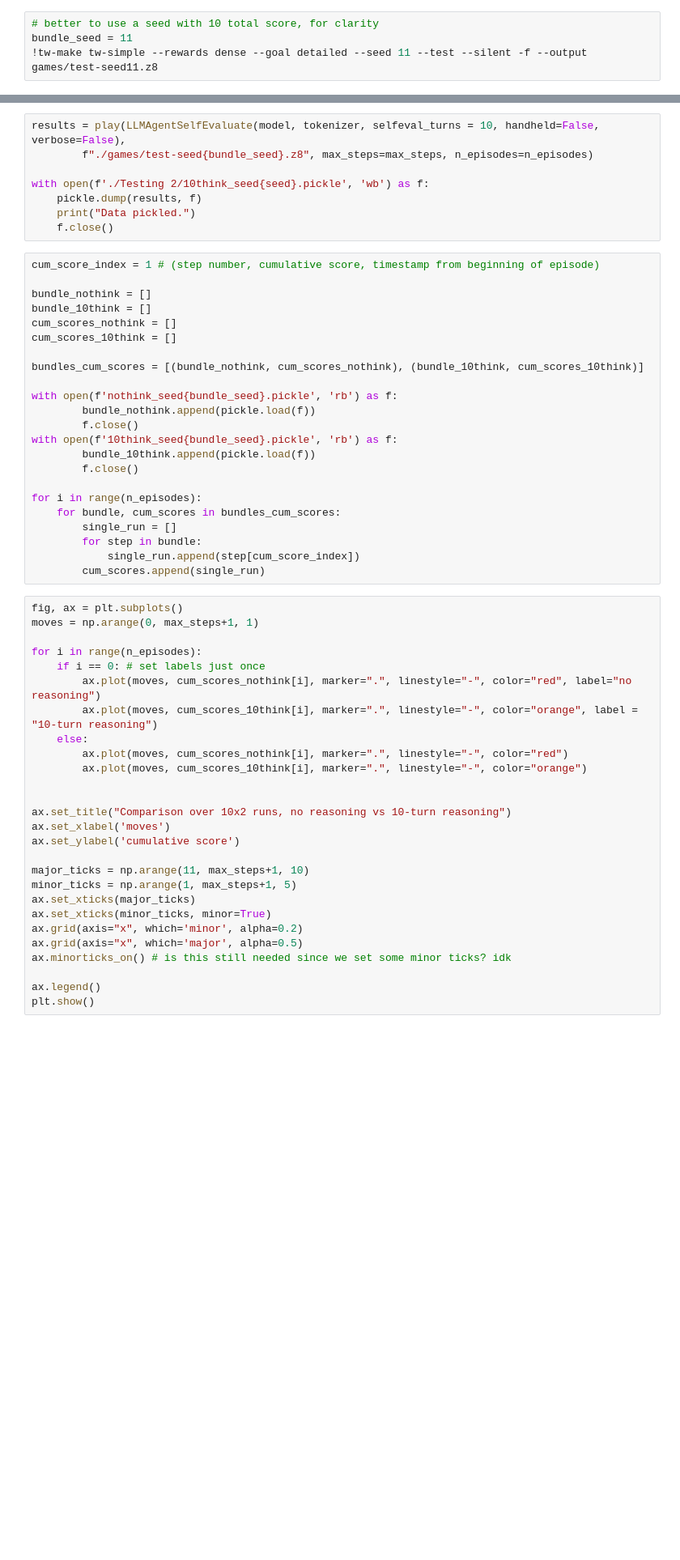
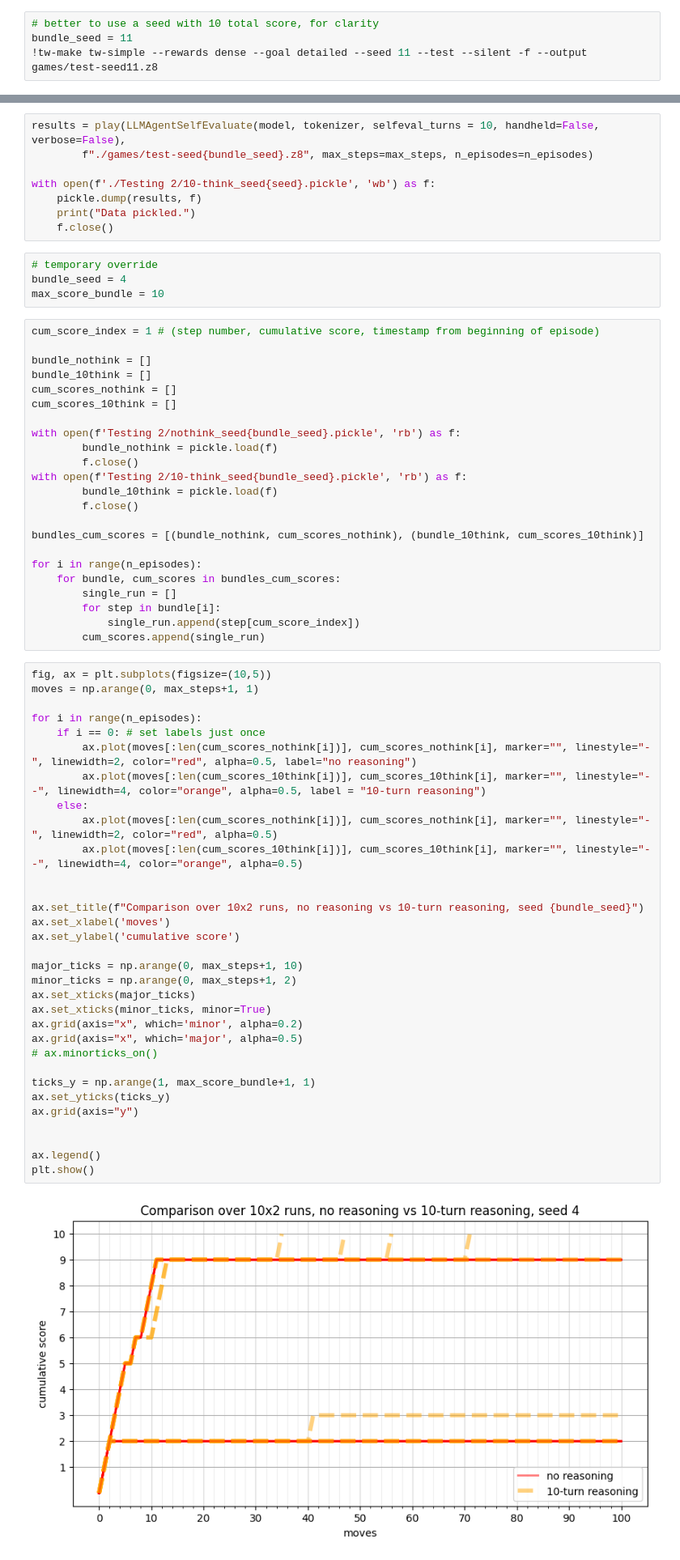
Before and after one commit to MizuGreg/LLMs-Play-Textual-Games, a Jupyter notebook: Code/Testing/Testing_2_XThink.ipynb, the cells around one changed output, grey strips where cells are left out. Shown at 81% size. Saved outputs shown, nothing was run; the diff lists cells and outputs as text; blank space fills up the shorter version.

```diff
--- a/Code/Testing/Testing_2_XThink.ipynb
+++ b/Code/Testing/Testing_2_XThink.ipynb
@@ -600,10 +803,14 @@ with open(f'./Testing 2/nothink_seed{seed}.pickle', 'wb') as f:
 results = play(LLMAgentSelfEvaluate(model, tokenizer, selfeval_turns = 10, handheld=False, verbose=False),
         f"./games/test-seed{bundle_seed}.z8", max_steps=max_steps, n_episodes=n_episodes)
 
-with open(f'./Testing 2/10think_seed{seed}.pickle', 'wb') as f:
+with open(f'./Testing 2/10-think_seed{seed}.pickle', 'wb') as f:
     pickle.dump(results, f)
     print("Data pickled.")
     f.close()
+# %%
+# temporary override
+bundle_seed = 4
+max_score_bundle = 10
 # %%
 cum_score_index = 1 # (step number, cumulative score, timestamp from beginning of episode)
 
@@ -612,45 +819,52 @@ bundle_10think = []
 cum_scores_nothink = []
 cum_scores_10think = []
 
+with open(f'Testing 2/nothink_seed{bundle_seed}.pickle', 'rb') as f:
+        bundle_nothink = pickle.load(f)
+        f.close()
+with open(f'Testing 2/10-think_seed{bundle_seed}.pickle', 'rb') as f:
+        bundle_10think = pickle.load(f)
+        f.close()
+
 bundles_cum_scores = [(bundle_nothink, cum_scores_nothink), (bundle_10think, cum_scores_10think)]
-
-with open(f'nothink_seed{bundle_seed}.pickle', 'rb') as f:
-        bundle_nothink.append(pickle.load(f))
-        f.close()
-with open(f'10think_seed{bundle_seed}.pickle', 'rb') as f:
-        bundle_10think.append(pickle.load(f))
-        f.close()
 
 for i in range(n_episodes):
     for bundle, cum_scores in bundles_cum_scores:
         single_run = []
-        for step in bundle:
+        for step in bundle[i]:
             single_run.append(step[cum_score_index])
         cum_scores.append(single_run)
 # %%
-fig, ax = plt.subplots()
+fig, ax = plt.subplots(figsize=(10,5))
 moves = np.arange(0, max_steps+1, 1)
 
 for i in range(n_episodes):
     if i == 0: # set labels just once
-        ax.plot(moves, cum_scores_nothink[i], marker=".", linestyle="-", color="red", label="no reasoning")
-        ax.plot(moves, cum_scores_10think[i], marker=".", linestyle="-", color="orange", label = "10-turn reasoning")
+        ax.plot(moves[:len(cum_scores_nothink[i])], cum_scores_nothink[i], marker="", linestyle="-", linewidth=2, color="red", alpha=0.5, label="no reasoning")
+        ax.plot(moves[:len(cum_scores_10think[i])], cum_scores_10think[i], marker="", linestyle="--", linewidth=4, color="orange", alpha=0.5, label = "10-turn reasoning")
     else:
-        ax.plot(moves, cum_scores_nothink[i], marker=".", linestyle="-", color="red")
-        ax.plot(moves, cum_scores_10think[i], marker=".", linestyle="-", color="orange")
+        ax.plot(moves[:len(cum_scores_nothink[i])], cum_scores_nothink[i], marker="", linestyle="-", linewidth=2, color="red", alpha=0.5)
+        ax.plot(moves[:len(cum_scores_10think[i])], cum_scores_10think[i], marker="", linestyle="--", linewidth=4, color="orange", alpha=0.5)
 
 
-ax.set_title("Comparison over 10x2 runs, no reasoning vs 10-turn reasoning")
+ax.set_title(f"Comparison over 10x2 runs, no reasoning vs 10-turn reasoning, seed {bundle_seed}")
 ax.set_xlabel('moves')
 ax.set_ylabel('cumulative score')
 
-major_ticks = np.arange(11, max_steps+1, 10)
-minor_ticks = np.arange(1, max_steps+1, 5)
+major_ticks = np.arange(0, max_steps+1, 10)
+minor_ticks = np.arange(0, max_steps+1, 2)
 ax.set_xticks(major_ticks)
 ax.set_xticks(minor_ticks, minor=True)
 ax.grid(axis="x", which='minor', alpha=0.2)
 ax.grid(axis="x", which='major', alpha=0.5)
-ax.minorticks_on() # is this still needed since we set some minor ticks? idk
+# ax.minorticks_on()
+
+ticks_y = np.arange(1, max_score_bundle+1, 1)
+ax.set_yticks(ticks_y)
+ax.grid(axis="y")
+
 
 ax.legend()
 plt.show()
+# %% [output]
+[figure, added]
```
Also changed, not shown: parts of 12 cells of this notebook, 10 other files.
